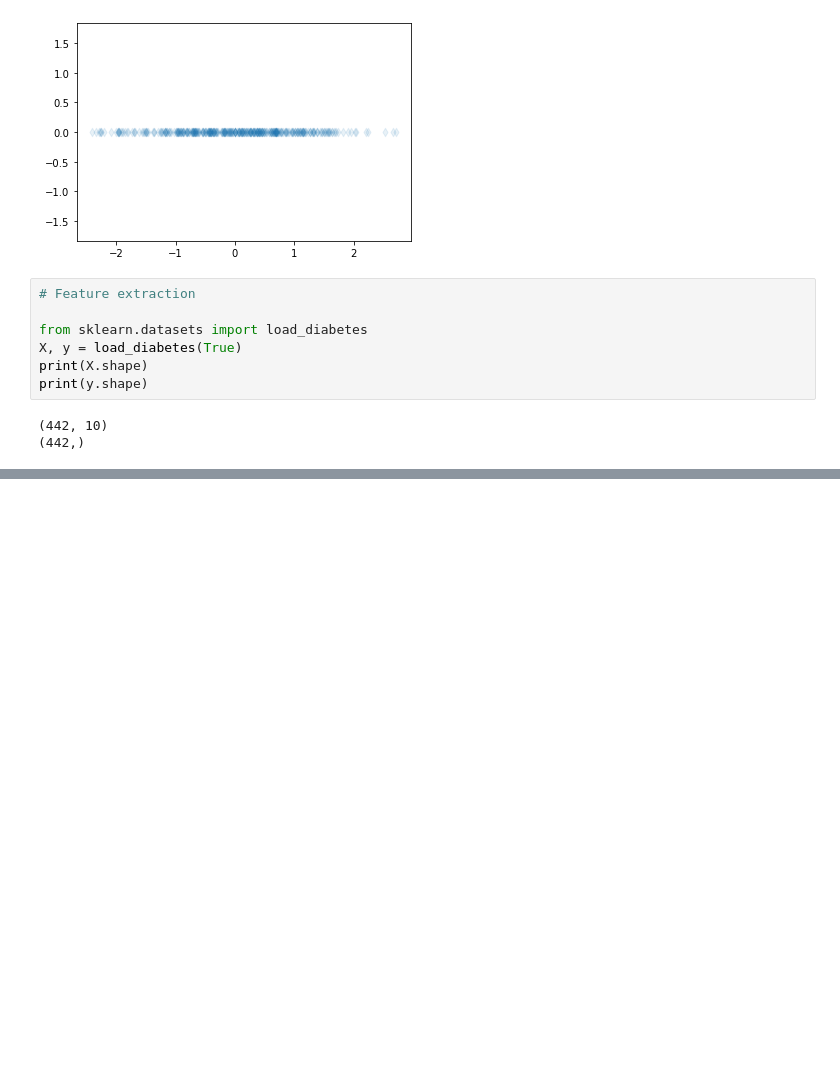
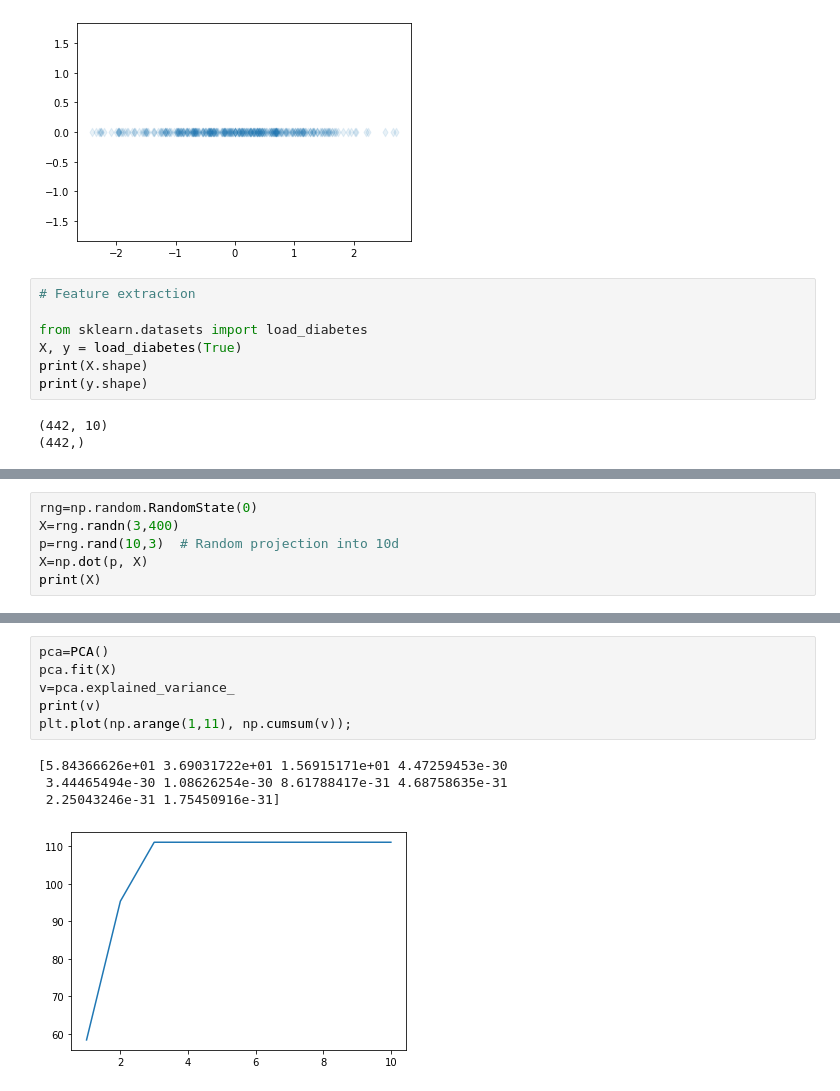
Before and after one commit to tauimonen/Data-science, a Jupyter notebook: principal_component_analysis.ipynb, the cells around one changed output, grey strips where cells are left out. Cells and saved outputs as stored; diff of their text form; blank space fills up the shorter version.

```diff
--- a/principal_component_analysis.ipynb
+++ b/principal_component_analysis.ipynb
@@ -80,0 +91,6 @@ print(y.shape)
+# %%
+rng=np.random.RandomState(0)
+X=rng.randn(3,400)
+p=rng.rand(10,3)  # Random projection into 10d
+X=np.dot(p, X)
+print(X)
@@ -80,0 +111,11 @@ print(y.shape)
+# %%
+pca=PCA()
+pca.fit(X)
+v=pca.explained_variance_
+print(v)
+plt.plot(np.arange(1,11), np.cumsum(v));
+# %% [output]
+[5.84366626e+01 3.69031722e+01 1.56915171e+01 4.47259453e-30
+ 3.44465494e-30 1.08626254e-30 8.61788417e-31 4.68758635e-31
+ 2.25043246e-31 1.75450916e-31]
+[figure, added]
```
Also changed, not shown: parts of 2 cells of this notebook.
